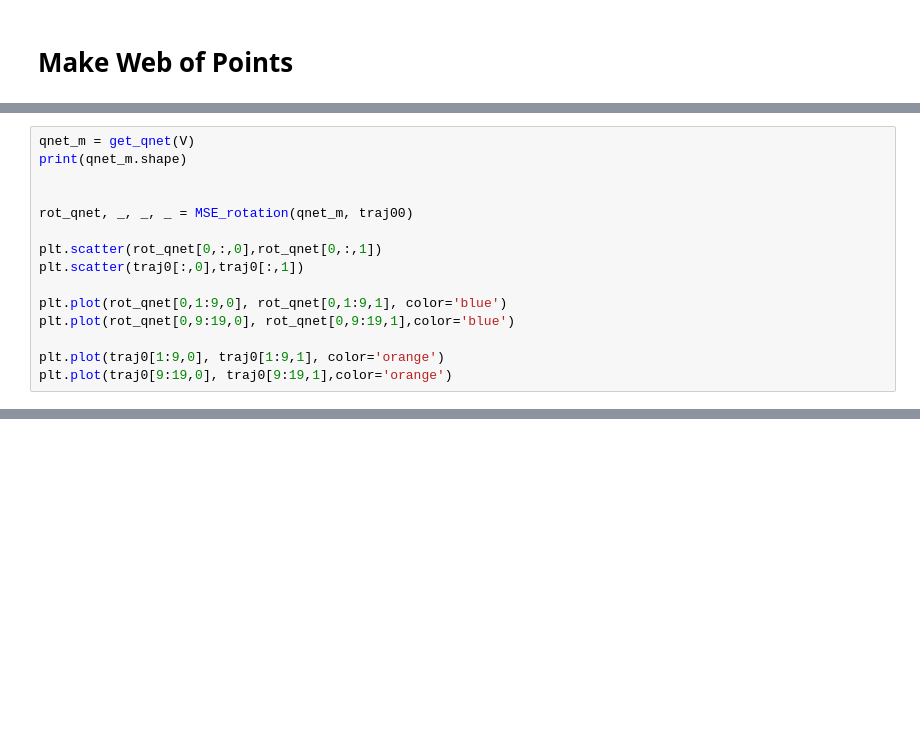
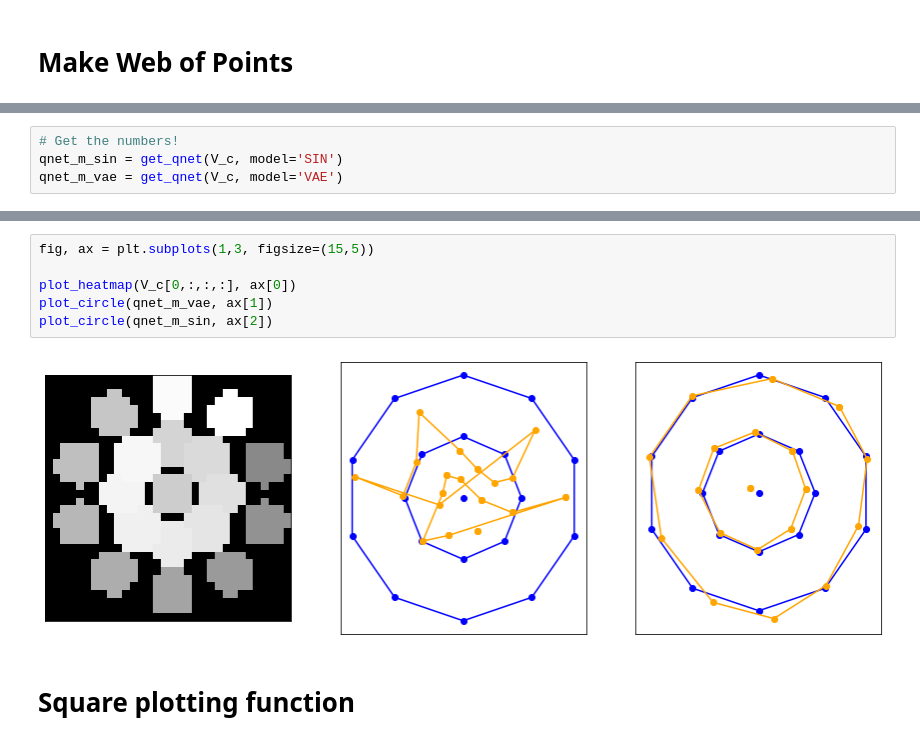
Before and after one commit to scrambledpie/GPVAE, a Jupyter notebook: plot_web.ipynb, the cells around one changed output, grey strips where cells are left out. Saved outputs shown, nothing was run; the diff lists cells and outputs as text; blank space fills up the shorter version.

```diff
--- a/plot_web.ipynb
+++ b/plot_web.ipynb
@@ -256,15 +298,0 @@ print(V.shape)
-# %%
-qnet_m = get_qnet(V)
-print(qnet_m.shape)
-
-
-rot_qnet, _, _, _ = MSE_rotation(qnet_m, traj00)
-
-plt.scatter(rot_qnet[0,:,0],rot_qnet[0,:,1])
-plt.scatter(traj0[:,0],traj0[:,1])
-
-plt.plot(rot_qnet[0,1:9,0], rot_qnet[0,1:9,1], color='blue')
-plt.plot(rot_qnet[0,9:19,0], rot_qnet[0,9:19,1],color='blue')
-
-plt.plot(traj0[1:9,0], traj0[1:9,1], color='orange')
-plt.plot(traj0[9:19,0], traj0[9:19,1],color='orange')
@@ -294,0 +340,4 @@ array([1])
+# %%
+# Get the numbers!
+qnet_m_sin = get_qnet(V_c, model='SIN')
+qnet_m_vae = get_qnet(V_c, model='VAE')
@@ -294,0 +355,10 @@ array([1])
+# %%
+fig, ax = plt.subplots(1,3, figsize=(15,5))
+
+plot_heatmap(V_c[0,:,:,:], ax[0])
+plot_circle(qnet_m_vae, ax[1])
+plot_circle(qnet_m_sin, ax[2])
+# %% [output]
+[figure, added]
+# %% [markdown]
+# Square plotting function
```
Also changed, not shown: parts of 29 cells of this notebook.
